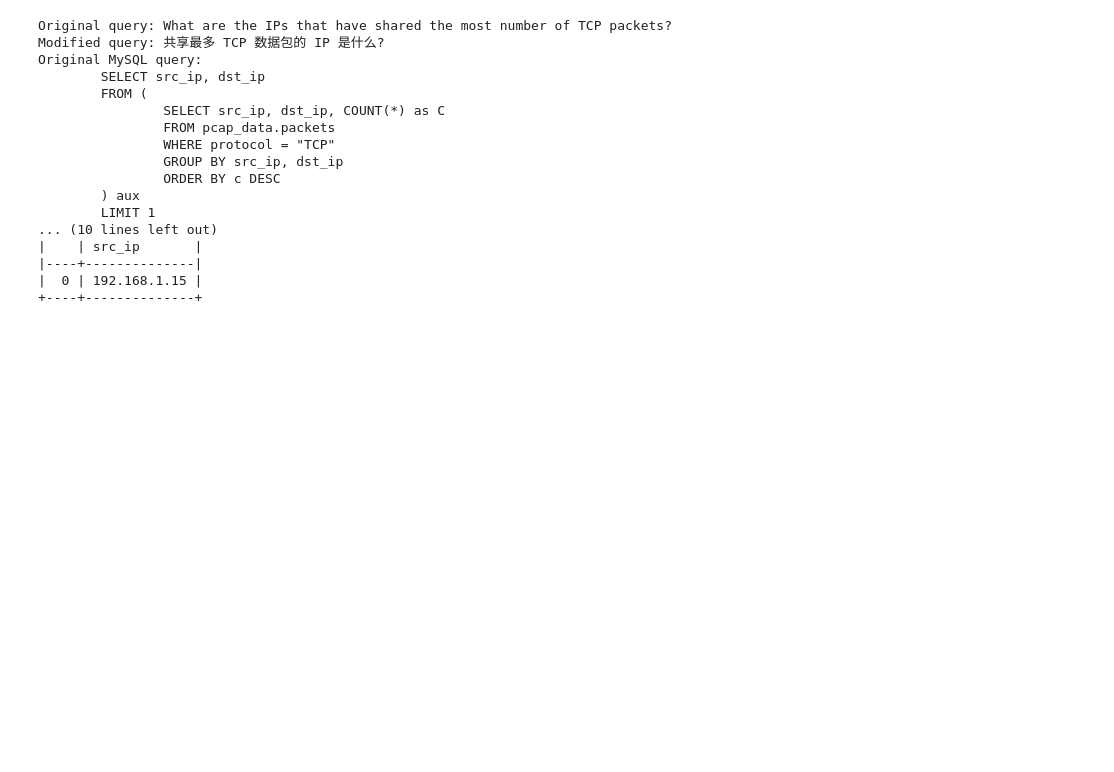
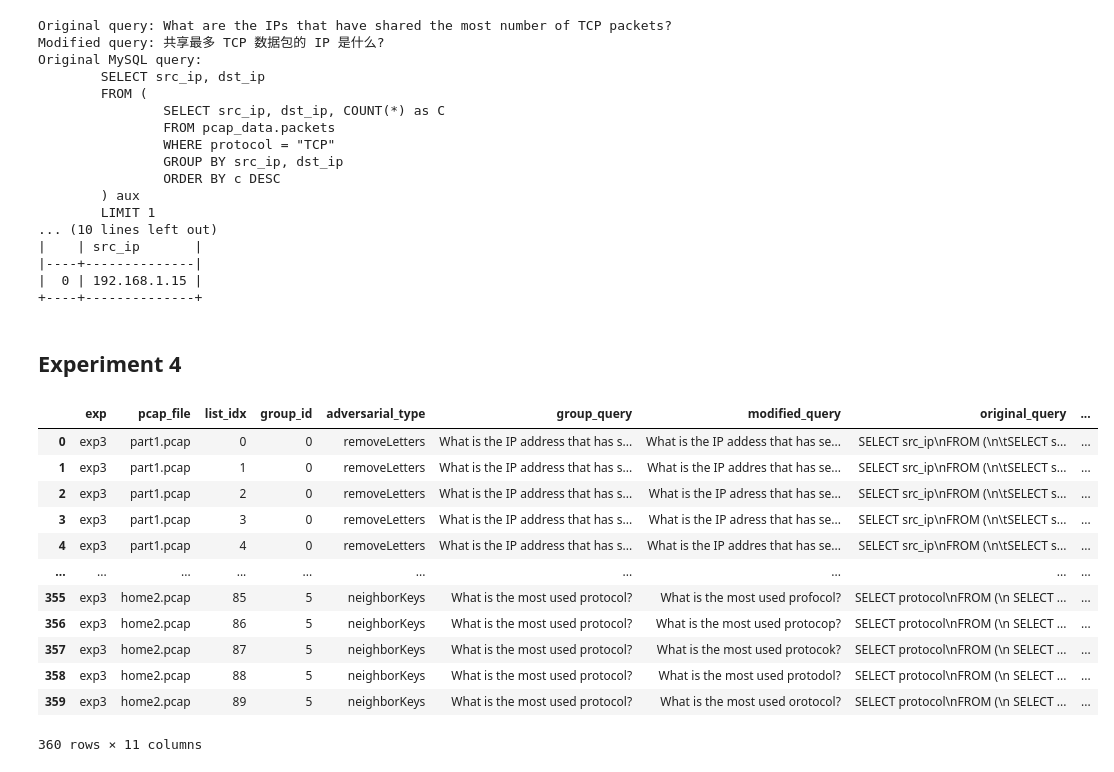
Before and after one commit to Felipetoledo4815/pcap_filter_with_gpt, a Jupyter notebook: experiment_results.ipynb, the cells around one changed output. Cells and saved outputs as stored; diff of their text form; code cells hidden in the pictures; blank space fills up the shorter version.

```diff
--- a/experiment_results.ipynb
+++ b/experiment_results.ipynb
@@ -266,3 +266,44 @@ Original MySQL query:
 |----+--------------|
 |  0 | 192.168.1.15 |
 +----+--------------+
+# %% [markdown]
+## Experiment 4
+# %%
+# Load ./experiment/exp4.pkl
+with open('./experiment/exp4.pkl', 'rb') as f:
+    exp4 = pickle.load(f)
+# %%
+df4 = pd.DataFrame(columns=['exp', 'pcap_file', 'list_idx', 'group_id', 'adversarial_type', 'group_query',
+                   'modified_query', 'original_query', 'gpt_query', 'time', 'status'])
+
+for pcap_file, exp in exp4.items():
+    for i, result in enumerate(exp):
+        pred = "Correct output" if result['status'] else "Wrong output"
+        original_query =  open(f"mysql_queries/q{result['group_id']+1}.sql", mode='r', encoding='utf-8-sig').read()
+        row = [
+            'exp3', pcap_file, i,
+            result['group_id'],
+            result['adversarial_type'],
+            result['group_query'],
+            result['modified_query'],
+            original_query,
+            result['gpt_query'],
+            result['time'],
+            pred]
+        df4.loc[len(df4)] = row
+# %%
+df4
+# %% [output]
+|  | exp | pcap_file | list_idx | group_id | adversarial_type | group_query | modified_query | original_query | ... |
+| 0 | exp3 | part1.pcap | 0 | 0 | removeLetters | What is the IP address that has s... | What is the IP addess that has se... | SELECT src_ip\nFROM (\n\tSELECT s... | ... |
+| 1 | exp3 | part1.pcap | 1 | 0 | removeLetters | What is the IP address that has s... | What is the IP addres that has se... | SELECT src_ip\nFROM (\n\tSELECT s... | ... |
+| 2 | exp3 | part1.pcap | 2 | 0 | removeLetters | What is the IP address that has s... | What is the IP adress that has se... | SELECT src_ip\nFROM (\n\tSELECT s... | ... |
+| 3 | exp3 | part1.pcap | 3 | 0 | removeLetters | What is the IP address that has s... | What is the IP adress that has se... | SELECT src_ip\nFROM (\n\tSELECT s... | ... |
+| 4 | exp3 | part1.pcap | 4 | 0 | removeLetters | What is the IP address that has s... | What is the IP addres that has se... | SELECT src_ip\nFROM (\n\tSELECT s... | ... |
+| ... | ... | ... | ... | ... | ... | ... | ... | ... | ... |
+| 355 | exp3 | home2.pcap | 85 | 5 | neighborKeys | What is the most used protocol? | What is the most used profocol? | SELECT protocol\nFROM (\n SELECT ... | ... |
+| 356 | exp3 | home2.pcap | 86 | 5 | neighborKeys | What is the most used protocol? | What is the most used protocop? | SELECT protocol\nFROM (\n SELECT ... | ... |
+| 357 | exp3 | home2.pcap | 87 | 5 | neighborKeys | What is the most used protocol? | What is the most used protocok? | SELECT protocol\nFROM (\n SELECT ... | ... |
+| 358 | exp3 | home2.pcap | 88 | 5 | neighborKeys | What is the most used protocol? | What is the most used protodol? | SELECT protocol\nFROM (\n SELECT ... | ... |
+| 359 | exp3 | home2.pcap | 89 | 5 | neighborKeys | What is the most used protocol? | What is the most used orotocol? | SELECT protocol\nFROM (\n SELECT ... | ... |
+360 rows × 11 columns
```
Also changed, not shown: 5 other files.
